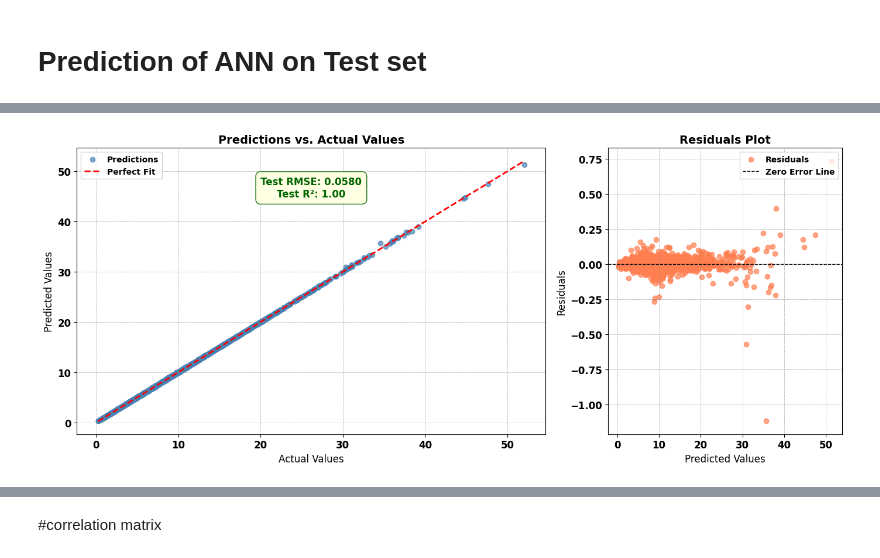
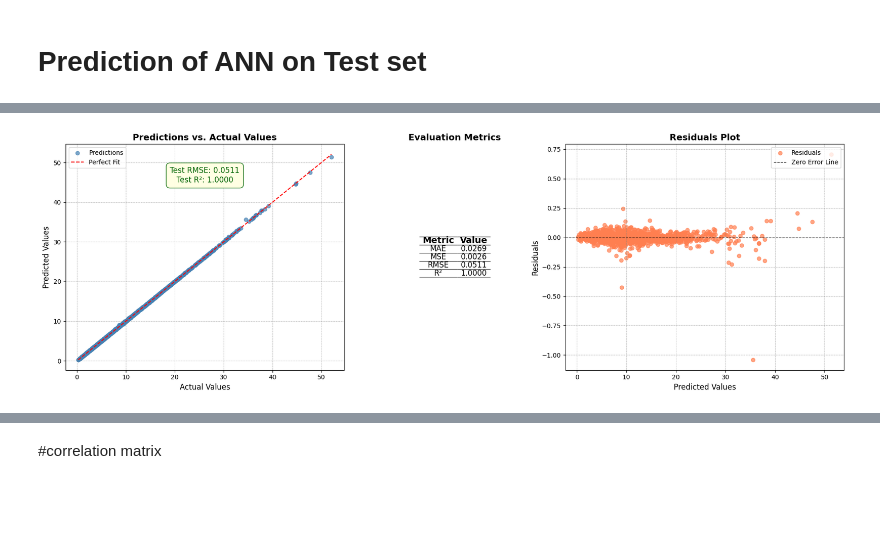
Before and after one commit to Osman-Dawood/Assinment-2, a Jupyter notebook: Deep_L_Term_Project.ipynb, the cells around one changed output, grey strips where cells are left out. Drawn from its saved outputs; the diff is of its cells as text; code cells hidden in the pictures; blank space fills up the shorter version.

```diff
--- a/Deep_L_Term_Project.ipynb
+++ b/Deep_L_Term_Project.ipynb
@@ -1102,10 +1192,12 @@ Available keys in history: dict_keys(['RootMeanSquaredError', 'loss', 'val_RootM
 # %% [markdown]
 # Prediction of ANN on Test set
 # %%
-from sklearn.metrics import  mean_absolute_error, mean_squared_error, r2_score
+from sklearn.metrics import mean_absolute_error, mean_squared_error, r2_score
 import matplotlib.pyplot as plt
 import numpy as np
 from sklearn.ensemble import RandomForestRegressor
+import pandas as pd
+from matplotlib.gridspec import GridSpec
 
 # Assuming X_train_prepared, y_train, X_test_prepared, and y_test are already defined
 
@@ -1117,48 +1209,69 @@ mse = mean_squared_error(y_test, y_pred)
 rmse = np.sqrt(mse)
 r2 = r2_score(y_test, y_pred)
 
-print(f"MAE: {mae:.2f}")
-print(f"MSE: {mse:.2f}")
+print(f"MAE: {mae:.4f}")
+print(f"MSE: {mse:.4f}")
 print(f"RMSE: {rmse:.4f}")
-print(f"R²: {r2:.2f}")
+print(f"R²: {r2:.4f}")
 
-# Evaluate predictions
-print("Predictions:", y_pred[1000:1015].round(2))  # Show selected predictions
-print("     Labels:", y_test[1000:1015].round(2).to_list())  # Show selected true labels
+# Create a figure with GridSpec to position the table in the middle
+fig = plt.figure(figsize=(18, 6))
+gs = GridSpec(1, 3, width_ratios=[2, 1, 2])  # Adjust width ratios for the layout
 
-# Calculate residuals *before* plotting
+# Subplot 1: Predictions vs. Actual Values
+ax1 = fig.add_subplot(gs[0])
+ax1.scatter(y_test, y_pred, alpha=0.7, color='steelblue', label='Predictions')
+ax1.plot([y_test.min(), y_test.max()], [y_test.min(), y_test.max()], 'r--', label='Perfect Fit')
+ax1.set_xlabel('Actual Values', fontsize=12)
+ax1.set_ylabel('Predicted Values', fontsize=12)
+ax1.set_title('Predictions vs. Actual Values', fontsize=14, fontweight='bold')
+ax1.legend(fontsize=10, loc='upper left')
+ax1.grid(color='gray', linestyle='--', linewidth=0.5, alpha=0.7)
+ax1.text(0.5, 0.9, f'Test RMSE: {rmse:.4f}\nTest R²: {r2:.4f}', transform=ax1.transAxes,
+         fontsize=12, color='darkgreen', ha='center', va='top',
+         bbox=dict(facecolor='lightyellow', edgecolor='darkgreen', boxstyle='round,pad=0.5', alpha=0.9))
+
+# Subplot 2: Beautified Metrics Table
+ax_table = fig.add_subplot(gs[1])
+ax_table.axis('tight')
+ax_table.axis('off')
+metrics_data = pd.DataFrame({
+    "Metric": ["MAE", "MSE", "RMSE", "R²"],
+    "Value": [f"{mae:.4f}", f"{mse:.4f}", f"{rmse:.4f}", f"{r2:.4f}"]
+})
+table = ax_table.table(cellText=metrics_data.values, colLabels=metrics_data.columns,
+                       cellLoc='center', loc='center', edges='horizontal')
+table.auto_set_font_size(False)
+table.set_fontsize(12)
+table.auto_set_column_width(col=list(range(len(metrics_data.columns))))
+
+# Beautify the table
+for (row, col), cell in table.get_celld().items():
+    if row == 0:  # Header row
+        cell.set_fontsize(14)
+        cell.set_text_props(weight='bold')
+        cell.set_facecolor('#cccccc')  # Light gray
+    else:  # Data rows
+        cell.set_facecolor('#f9f9f9')  # Very light gray
+        cell.set_edgecolor('black')
+        cell.set_linewidth(0.5)
+
+ax_table.set_title('Evaluation Metrics', fontsize=14, fontweight='bold')
+
+# Subplot 3: Residuals Plot
+ax2 = fig.add_subplot(gs[2])
 residuals = y_test - y_pred
-
-# Create a figure with two subplots
-fig, axes = plt.subplots(1, 2, figsize=(14, 6), gridspec_kw={'width_ratios': [2, 1]})
-
-# Plot 1: Predictions vs. Actual Values
-axes[0].scatter(y_test, y_pred, alpha=0.7, color='steelblue', label='Predictions')
-axes[0].plot([y_test.min(), y_test.max()], [y_test.min(), y_test.max()], 'r--', color='red', label='Perfect Fit')
-axes[0].set_xlabel('Actual Values', fontsize=12)
-axes[0].set_ylabel('Predicted Values', fontsize=12)
-axes[0].set_title('Predictions vs. Actual Values', fontsize=14, fontweight='bold')
-axes[0].legend(fontsize=10, loc='upper left')
-axes[0].grid(color='gray', linestyle='--', linewidth=0.5, alpha=0.7)
-
-# Add RMSE and R² annotation
-axes[0].text(0.5, 0.9,
-             f'Test RMSE: {rmse:.4f}\nTest R²: {r2:.2f}',
-             transform=axes[0].transAxes, fontsize=12, color='darkgreen',
-             ha='center', va='top', bbox=dict(facecolor='lightyellow', edgecolor='darkgreen', boxstyle='round,pad=0.5', alpha=0.9))
-
-# Plot 2: Residuals
-axes[1].scatter(y_pred, residuals, alpha=0.7, color='coral', label='Residuals')
-axes[1].axhline(y=0, color='black', linestyle='--', linewidth=1, label='Zero Error Line')
-axes[1].set_xlabel('Predicted Values', fontsize=12)
-axes[1].set_ylabel('Residuals', fontsize=12)
-axes[1].set_title('Residuals Plot', fontsize=14, fontweight='bold')
-axes[1].legend(fontsize=10, loc='upper right')
-axes[1].grid(color='gray', linestyle='--', linewidth=0.5, alpha=0.7)
+ax2.scatter(y_pred, residuals, alpha=0.7, color='coral', label='Residuals')
+ax2.axhline(y=0, color='black', linestyle='--', linewidth=1, label='Zero Error Line')
+ax2.set_xlabel('Predicted Values', fontsize=12)
+ax2.set_ylabel('Residuals', fontsize=12)
+ax2.set_title('Residuals Plot', fontsize=14, fontweight='bold')
+ax2.legend(fontsize=10, loc='upper right')
+ax2.grid(color='gray', linestyle='--', linewidth=0.5, alpha=0.7)
 
 # Adjust layout and save the figure
 plt.tight_layout()
-output_file = 'predictions_and_residuals.png'
+output_file = 'beautified_metrics_table.png'
 plt.savefig(output_file, dpi=300, bbox_inches='tight')  # Save as PNG
 plt.show()
 
@@ -1175 +1285 @@ Predictions: [ 4.42  2.92 16.91 20.85 51.32  4.9   6.08 10.97  5.8  19.86 20.47
-[figure, old version]
+[figure, new version]
```
Also changed, not shown: parts of 20 cells of this notebook.
